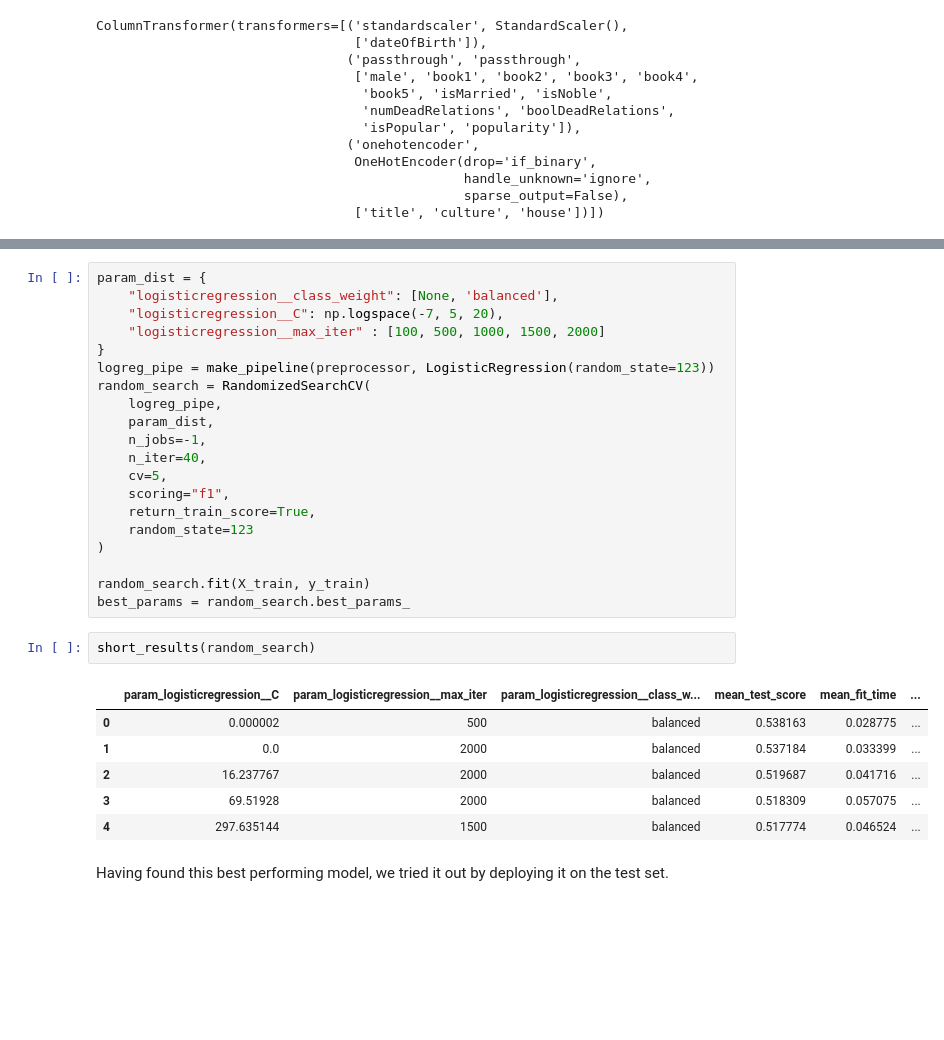
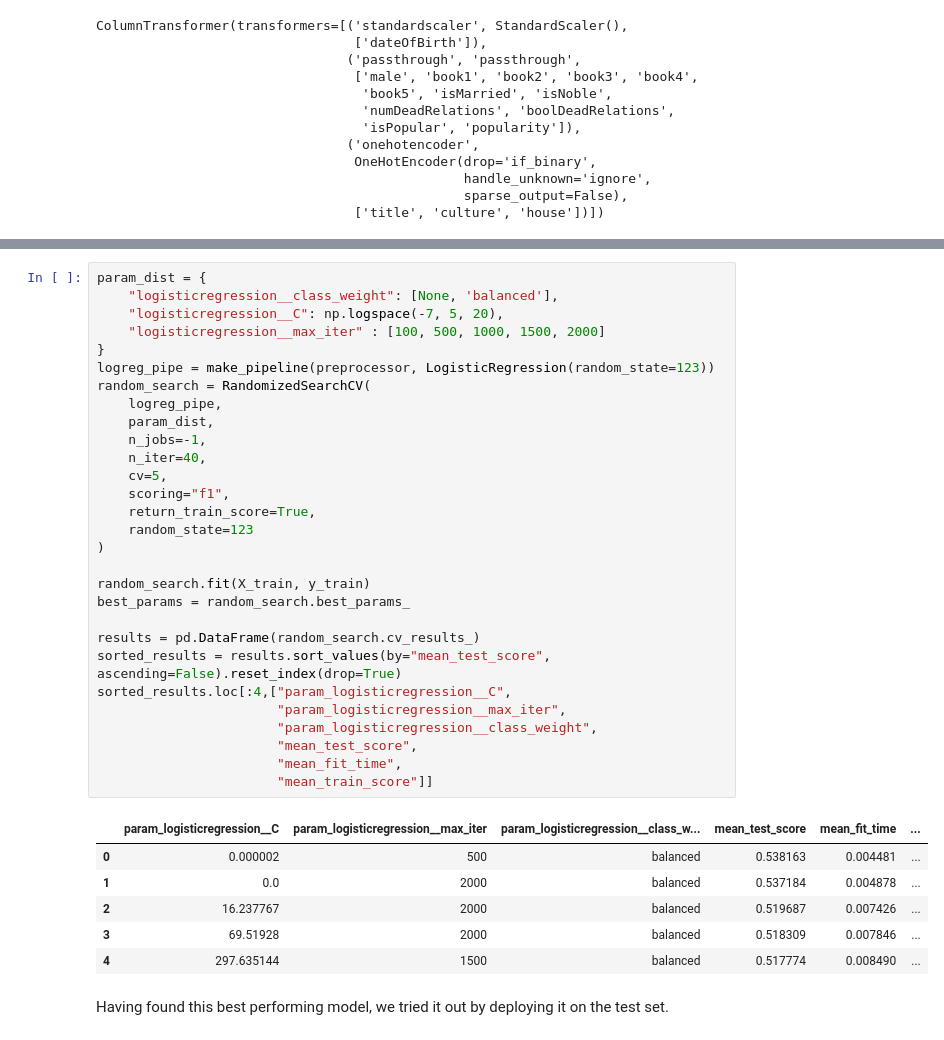
Before and after one commit to sifanzzz/GoT-fatality-prediction, a Jupyter notebook: got_fatality_predictor.ipynb, the cells around one changed output, grey strips where cells are left out. Cells and saved outputs as stored; diff of their text form; blank space fills up the shorter version.

```diff
--- a/got_fatality_predictor.ipynb
+++ b/got_fatality_predictor.ipynb
@@ -287,32 +286,39 @@ pd.concat(
 # %%
 param_dist = {
     "logisticregression__class_weight": [None, 'balanced'],
     "logisticregression__C": np.logspace(-7, 5, 20),
     "logisticregression__max_iter" : [100, 500, 1000, 1500, 2000]
 }
 logreg_pipe = make_pipeline(preprocessor, LogisticRegression(random_state=123))
 random_search = RandomizedSearchCV(
     logreg_pipe,
     param_dist,
     n_jobs=-1,
     n_iter=40,
     cv=5,
     scoring="f1",
     return_train_score=True,
     random_state=123
 )
 
 random_search.fit(X_train, y_train)
 best_params = random_search.best_params_
+
+results = pd.DataFrame(random_search.cv_results_)
+sorted_results = results.sort_values(by="mean_test_score", ascending=False).reset_index(drop=True)
+sorted_results.loc[:4,["param_logisticregression__C",
+                       "param_logisticregression__max_iter",
+                       "param_logisticregression__class_weight",
+                       "mean_test_score",
+                       "mean_fit_time",
+                       "mean_train_score"]]
+# %% [output]
+|  | param_logisticregression__C | param_logisticregression__max_iter | param_logisticregression__class_w... | mean_test_score | mean_fit_time | ... |
+| 0 | 0.000002 | 500 | balanced | 0.538163 | 0.004481 | ... |
+| 1 | 0.0 | 2000 | balanced | 0.537184 | 0.004878 | ... |
+| 2 | 16.237767 | 2000 | balanced | 0.519687 | 0.007426 | ... |
+| 3 | 69.51928 | 2000 | balanced | 0.518309 | 0.007846 | ... |
+| 4 | 297.635144 | 1500 | balanced | 0.517774 | 0.008490 | ... |
-# %%
-short_results(random_search)
-# %% [output]
-|  | param_logisticregression__C | param_logisticregression__max_iter | param_logisticregression__class_w... | mean_test_score | mean_fit_time | ... |
-| 0 | 0.000002 | 500 | balanced | 0.538163 | 0.028775 | ... |
-| 1 | 0.0 | 2000 | balanced | 0.537184 | 0.033399 | ... |
-| 2 | 16.237767 | 2000 | balanced | 0.519687 | 0.041716 | ... |
-| 3 | 69.51928 | 2000 | balanced | 0.518309 | 0.057075 | ... |
-| 4 | 297.635144 | 1500 | balanced | 0.517774 | 0.046524 | ... |
 # %% [markdown]
 Having found this best performing model, we tried it out by deploying it on the test set.
 # %%
```
Also changed, not shown: parts of 7 cells of this notebook.
